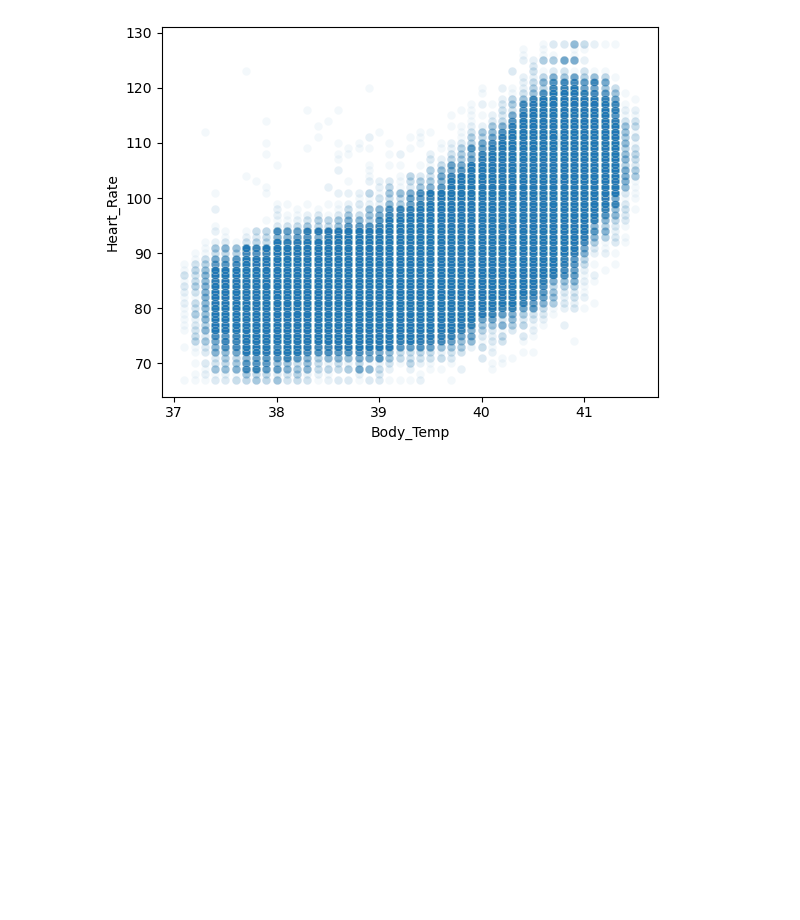
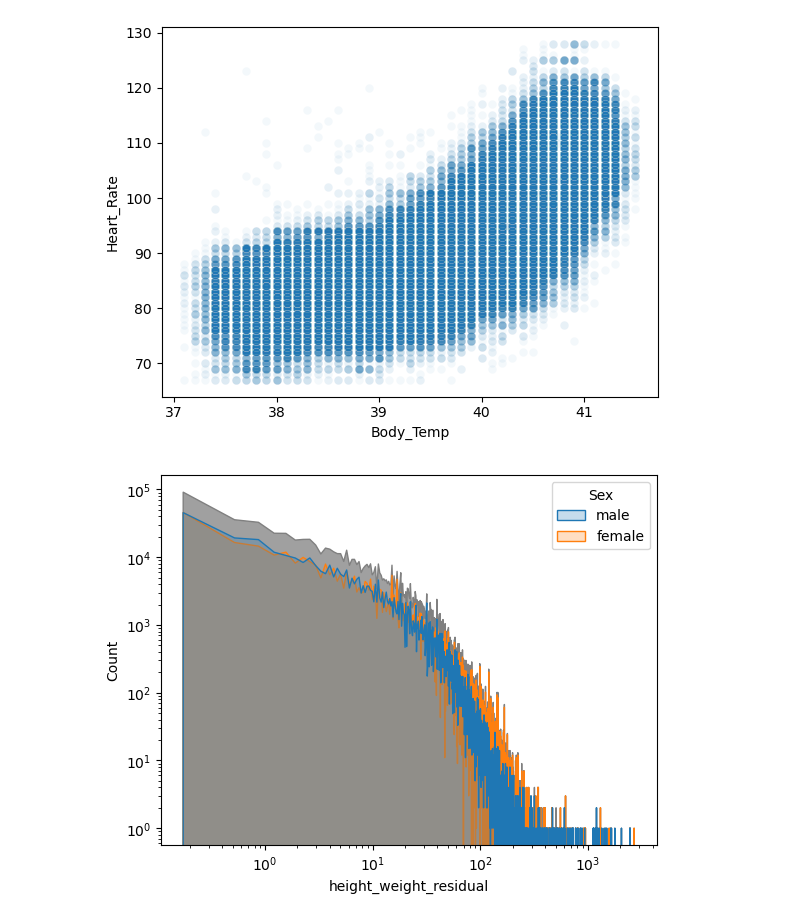
Before and after one commit to richardjana/kaggle, a Jupyter notebook: Playground_Series_5_05--Predict_Calorie_Expenditure/data_analysis.ipynb, the cells around one changed output. Saved outputs shown, nothing was run; the diff lists cells and outputs as text; code cells hidden in the pictures; blank space fills up the shorter version.

Commit message:
residual from height-weight correlation -- apparently not useful

```diff
--- a/Playground_Series_5_05--Predict_Calorie_Expenditure/data_analysis.ipynb
+++ b/Playground_Series_5_05--Predict_Calorie_Expenditure/data_analysis.ipynb
@@ -82,3 +80,22 @@ sc = sns.regplot(data=data_train, x='Height', y='Weight', ci=False, line_kws={'c
 sc = sns.scatterplot(data=data_train, x='Body_Temp', y='Heart_Rate', alpha=0.05)
 # %% [output]
 [figure]
+# %%
+from sklearn.linear_model import LinearRegression
+X = data_train[['Weight']]  # reshape x for sklearn -> 2D array
+y = data_train['Height']
+
+model = LinearRegression()
+model.fit(X, y)
+
+y_pred = model.predict(X)
+
+data_train['height_weight_residual'] = (y - y_pred) ** 2
+# %%
+import matplotlib.pyplot as plt
+sns.histplot(data=data_train, x='height_weight_residual', color='gray', element="poly")
+sns.histplot(data=data_train, x='height_weight_residual', hue='Sex', element="poly")
+plt.xscale('log')
+plt.yscale('log')
+# %% [output]
+[figure, added]
```
Also changed, not shown: parts of 3 cells of this notebook.
